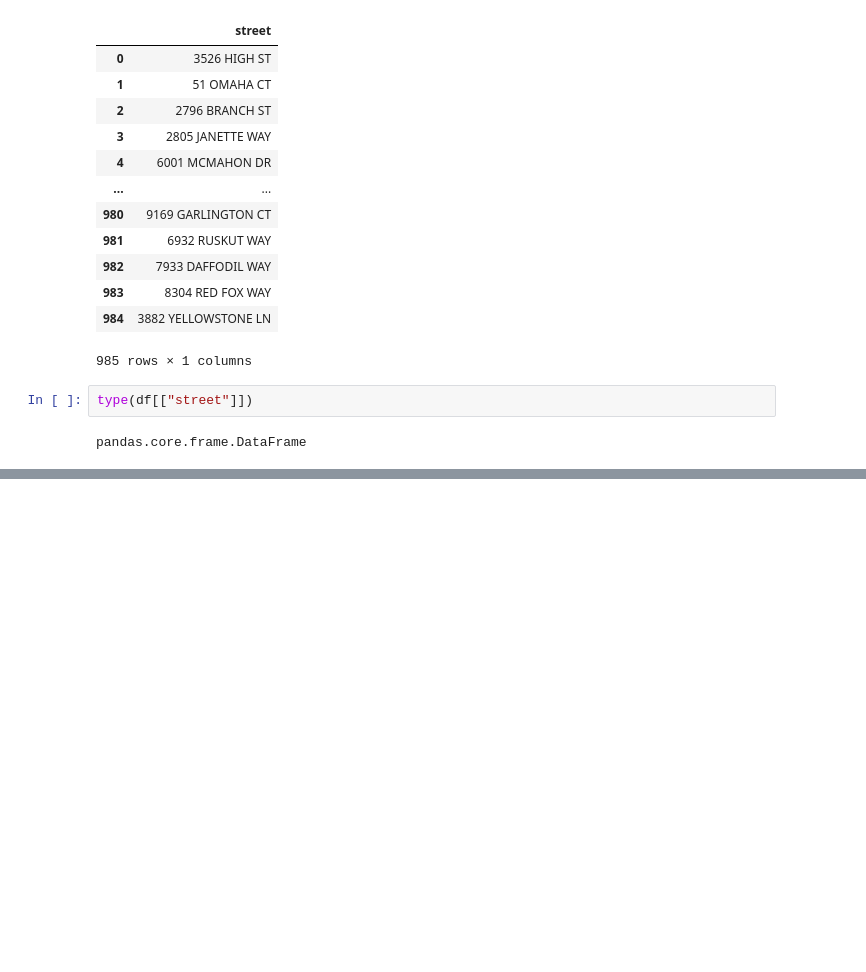
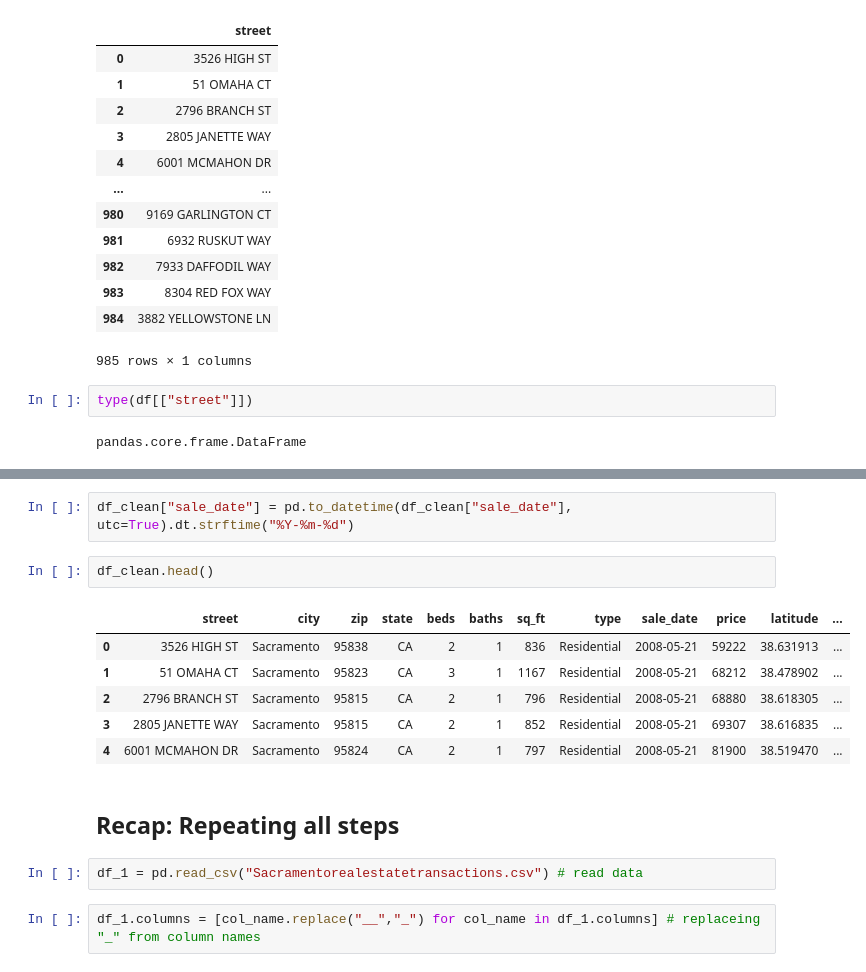
Before and after one commit to oscaraguilarcuevas/NotYet, a Jupyter notebook: PandasDataProc.ipynb, the cells around one changed output, grey strips where cells are left out. Cells and saved outputs as stored; diff of their text form; blank space fills up the shorter version.

```diff
--- a/PandasDataProc.ipynb
+++ b/PandasDataProc.ipynb
@@ -66,0 +319,17 @@ pandas.core.frame.DataFrame
+# %%
+df_clean["sale_date"] = pd.to_datetime(df_clean["sale_date"], utc=True).dt.strftime("%Y-%m-%d")
+# %%
+df_clean.head()
+# %% [output]
+|  | street | city | zip | state | beds | baths | sq_ft | type | sale_date | price | latitude | ... |
+| 0 | 3526 HIGH ST | Sacramento | 95838 | CA | 2 | 1 | 836 | Residential | 2008-05-21 | 59222 | 38.631913 | ... |
+| 1 | 51 OMAHA CT | Sacramento | 95823 | CA | 3 | 1 | 1167 | Residential | 2008-05-21 | 68212 | 38.478902 | ... |
+| 2 | 2796 BRANCH ST | Sacramento | 95815 | CA | 2 | 1 | 796 | Residential | 2008-05-21 | 68880 | 38.618305 | ... |
+| 3 | 2805 JANETTE WAY | Sacramento | 95815 | CA | 2 | 1 | 852 | Residential | 2008-05-21 | 69307 | 38.616835 | ... |
+| 4 | 6001 MCMAHON DR | Sacramento | 95824 | CA | 2 | 1 | 797 | Residential | 2008-05-21 | 81900 | 38.519470 | ... |
+# %% [markdown]
+## Recap: Repeating all steps
+# %%
+df_1 = pd.read_csv("Sacramentorealestatetransactions.csv") # read data
+# %%
+df_1.columns = [col_name.replace("__","_") for col_name in df_1.columns] # replaceing "_" from column names
```
Also changed, not shown: parts of 34 cells of this notebook.
